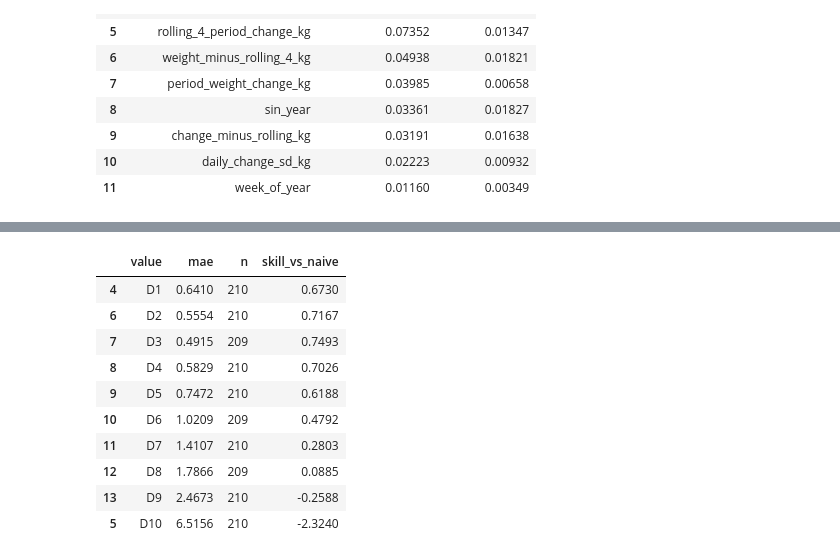
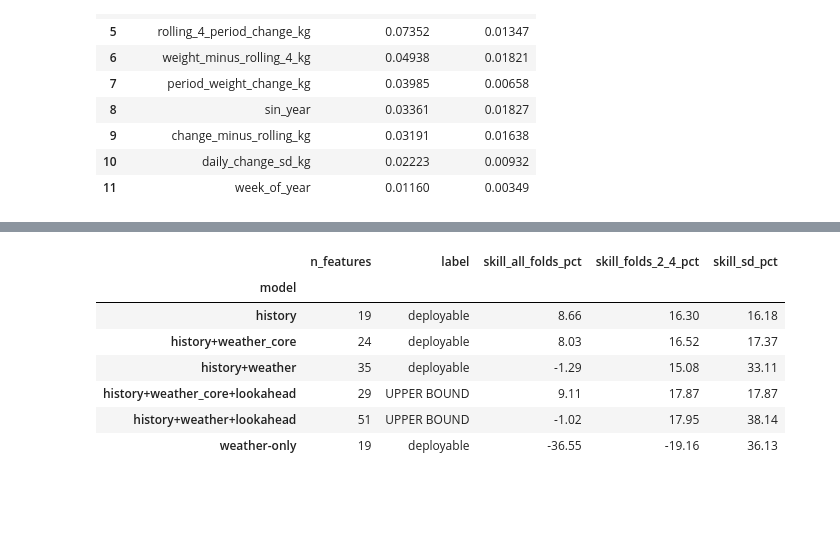
Before and after one commit to stephfn/honey-yield-predictive-model, a Jupyter notebook: Milestone_4_alt.ipynb, the cells around one changed output, grey strips where cells are left out. Drawn from its saved outputs; the diff is of its cells as text; code cells hidden in the pictures; blank space fills up the shorter version.

```diff
--- a/Milestone_4_alt.ipynb
+++ b/Milestone_4_alt.ipynb
@@ -192,10 +202,16 @@ change consistent with what the daily grain already does.
 
 The head-to-head decides it, not the argument:
 # %%
-def prepare(grain, anchor="mean", min_days=None):
-    # Aggregate -> chain features and target -> drop rows with no successor period.
+def prepare(grain, anchor="mean", min_days=None, with_weather=True):
+    # Aggregate -> chain features and target -> attach weather -> drop rows with no
+    # successor period. The weather join is an equality join on rounded coordinates and
+    # date, so it cannot drop or duplicate a row; `lookahead=True` additionally attaches
+    # the *forecast* period's weather under next_wx_* names, which §5.6 uses as a
+    # labelled upper bound and which the leakage guard blocks by default.
     aggregated = pr.aggregate_to_period(daily_df, grain, min_days=min_days)
     framed = pr.add_period_features(aggregated, anchor=anchor)
+    if with_weather:
+        framed = wx.add_period_weather(framed, daily_df, period=grain, lookahead=True)
     return framed.dropna(subset=[pr.PERIOD_TARGET]).reset_index(drop=True)
 
 
@@ -856,33 +868,28 @@ represented — the last fold alone covers January to July and contains 22 summe
 # %%
-out_of_fold = []
-for fold in folds:
-    model = models.make_regressor("rf", seed=SEED).fit(
-        matrix.X.iloc[fold.train_index], matrix.y.iloc[fold.train_index]
-    )
-    block = matrix.meta.iloc[fold.test_index].copy()
-    block["y_true"] = matrix.y.iloc[fold.test_index].to_numpy()
-    block["y_pred"] = model.predict(matrix.X.iloc[fold.test_index])
-    block["fold"] = fold.name
-    out_of_fold.append(block)
-out_of_fold = pd.concat(out_of_fold, ignore_index=True)
+WEATHER_LADDER = wx.weather_feature_sets("history")
+ALLOW = set(wx.WEATHER_LOOKAHEAD_FEATURES)
 
-pooled_bar = baselines.groupby("fold").mae.min().mean()
-segmented = ev.segmented_report(
-    out_of_fold.y_true, out_of_fold.y_pred,
-    out_of_fold.rename(columns={pr.PERIOD_END: "measurement_date"}),
-    by=("season", "weight_change_decile"), baseline_mae=pooled_bar,
-)
-display(segmented[segmented.segment == "season"].round(4))
+weather_rows = []
+for rung, names in WEATHER_LADDER.items():
+    is_upper_bound = any(name.startswith("next_wx_") for name in names)
+    built = pr.build_period_matrix(week_df, names, allow=ALLOW if is_upper_bound else None)
+    built = pr.PeriodMatrix(built.X.fillna(built.X.median()), built.y, built.meta,
+                            built.frame, built.feature_names)
+    weather_rows.append(pr.evaluate_period_folds(
+        built, folds, lambda: models.make_regressor("rf", seed=SEED), rung, baselines,
+    ).assign(n_features=len(names),
+             honest_label="UPPER BOUND" if is_upper_bound else "deployable"))
+weather_board = pd.concat(weather_rows, ignore_index=True)
 
-decile = segmented[segmented.segment == "weight_change_decile"].copy()
-decile["order"] = decile.value.str.lstrip("D").astype(int)
-decile = decile.sort_values("order")
-fig, ax = plt.subplots(figsize=(10, 4))
-ax.bar(decile.value, decile.skill_vs_naive,
-       color=["#55a868" if s > 0 else "#c44e52" for s in decile.skill_vs_naive])
-ax.axhline(0, color="black", linewidth=1)
-ax.set(title="Weekly model: skill vs. naive by |weight change| decile",
-       xlabel="decile of |actual weekly change|", ylabel="MAE reduction vs. best naive")
-plt.tight_layout(); plt.show()
-display(decile[["value", "mae", "n", "skill_vs_naive"]].round(4))
+order = list(WEATHER_LADDER)
+per_fold = weather_board.pivot(index="fold", columns="model", values="skill_vs_naive")[order]
+display((100 * per_fold).round(1))
+
+display(pd.DataFrame({
+    "n_features": weather_board.groupby("model").n_features.first(),
+    "label": weather_board.groupby("model").honest_label.first(),
+    "skill_all_folds_pct": 100 * weather_board.groupby("model").skill_vs_naive.mean(),
+    "skill_folds_2_4_pct": 100 * per_fold.iloc[1:].mean(),
+    "skill_sd_pct": 100 * weather_board.groupby("model").skill_vs_naive.std(),
+}).loc[order].round(2))
 # %% [output]
@@ -895,11 +902,8 @@ display(decile[["value", "mae", "n", "skill_vs_naive"]].round(4))
-|  | value | mae | n | skill_vs_naive |
-| 4 | D1 | 0.6410 | 210 | 0.6730 |
-| 6 | D2 | 0.5554 | 210 | 0.7167 |
-| 7 | D3 | 0.4915 | 209 | 0.7493 |
-| 8 | D4 | 0.5829 | 210 | 0.7026 |
-| 9 | D5 | 0.7472 | 210 | 0.6188 |
-| 10 | D6 | 1.0209 | 209 | 0.4792 |
-| 11 | D7 | 1.4107 | 210 | 0.2803 |
-| 12 | D8 | 1.7866 | 209 | 0.0885 |
-| 13 | D9 | 2.4673 | 210 | -0.2588 |
-| 5 | D10 | 6.5156 | 210 | -2.3240 |
+|  | n_features | label | skill_all_folds_pct | skill_folds_2_4_pct | skill_sd_pct |
+| model |  |  |  |  |  |
+| history | 19 | deployable | 8.66 | 16.30 | 16.18 |
+| history+weather_core | 24 | deployable | 8.03 | 16.52 | 17.37 |
+| history+weather | 35 | deployable | -1.29 | 15.08 | 33.11 |
+| history+weather_core+lookahead | 29 | UPPER BOUND | 9.11 | 17.87 | 17.87 |
+| history+weather+lookahead | 51 | UPPER BOUND | -1.02 | 17.95 | 38.14 |
+| weather-only | 19 | deployable | -36.55 | -19.16 | 36.13 |
```
Also changed, not shown: parts of 39 cells of this notebook, 44 other files.
